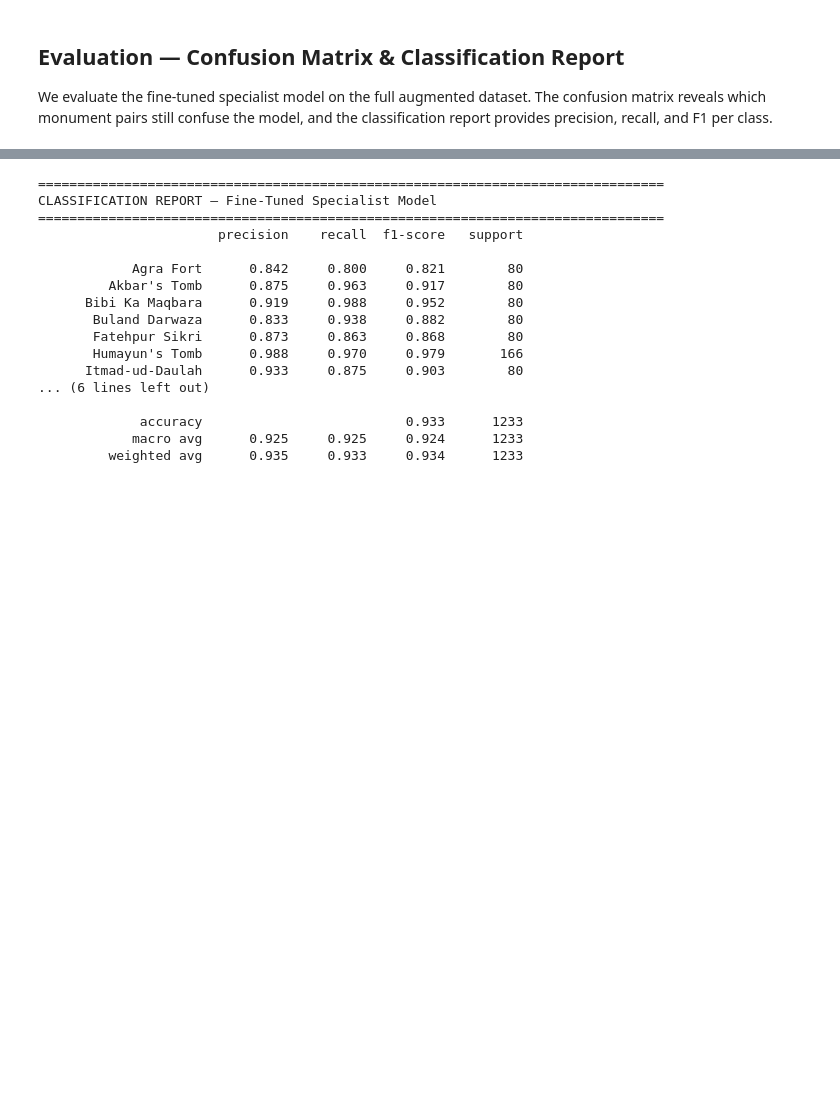
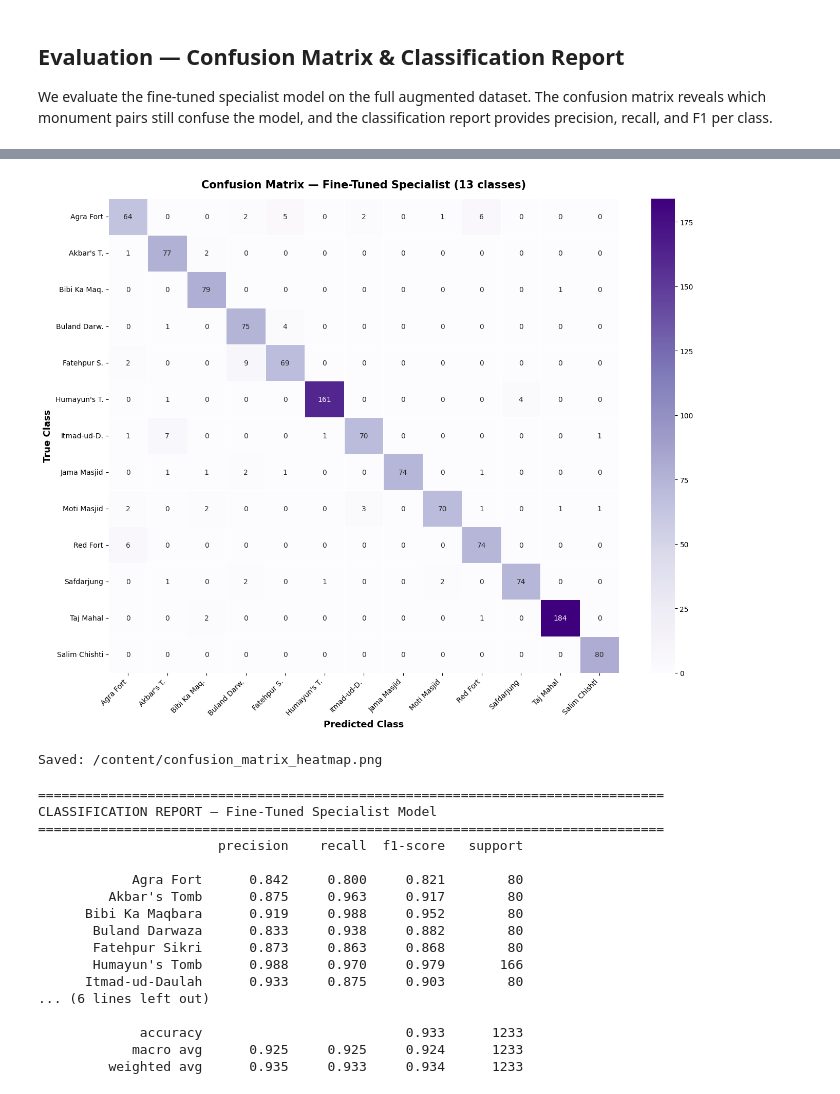
Before and after one commit to shreyash-chandak/mughlaiMalaiTikka-smaiA3, a Jupyter notebook: MughalArchitectureClassifier.ipynb, the cells around one changed output, grey strips where cells are left out. Saved outputs shown, nothing was run; the diff lists cells and outputs as text; code cells hidden in the pictures; blank space fills up the shorter version.

```diff
--- a/MughalArchitectureClassifier.ipynb
+++ b/MughalArchitectureClassifier.ipynb
@@ -466,3 +496,68 @@ Saved: /content/confusion_matrix_heatmap.png
+# %%
+# ── Confusion Matrix Heatmap (Styled like base version) ───────────────────────
+import json, os, zipfile
+import numpy as np
+import matplotlib.pyplot as plt
+import seaborn as sns
+from sklearn.metrics import confusion_matrix, classification_report
+
+with open(os.path.join(EVAL_DIR, "predictions.json"), "r") as f:
+    predictions = json.load(f)
+
+y_true = [p["true_class"] for p in predictions]
+y_pred = [p["predicted_class"] for p in predictions]
+class_names = sorted(set(y_true))
+
+cm = confusion_matrix(y_true, y_pred, labels=class_names)
+
+# Shorten long names for readability
+short_names = [n.replace("Tomb of Salim Chishti", "Salim Chishti")
+                .replace("Jama Masjid Delhi", "Jama Masjid")
+                .replace("Moti Masjid Agra", "Moti Masjid")
+                .replace("Itmad-ud-Daulah", "Itmad-ud-D.")
+                .replace("Safdarjung Tomb", "Safdarjung")
+                .replace("Bibi Ka Maqbara", "Bibi Ka Maq.")
+                .replace("Buland Darwaza", "Buland Darw.")
+                .replace("Fatehpur Sikri", "Fatehpur S.")
+                .replace("Humayun's Tomb", "Humayun's T.")
+                .replace("Akbar's Tomb", "Akbar's T.")
+               for n in class_names]
+
+fig, ax = plt.subplots(figsize=(14, 11))
+
+# 🔥 Updated styling (matches your reference)
+sns.heatmap(
+    cm,
+    annot=True,
+    fmt="d",
+    cmap="Purples",  # ← changed from YlOrRd to Purples
+    xticklabels=short_names,
+    yticklabels=short_names,
+    linewidths=0.5,
+    linecolor="white",
+    ax=ax
+)
+
+ax.set_xlabel("Predicted Class", fontsize=13, fontweight="bold")
+ax.set_ylabel("True Class", fontsize=13, fontweight="bold")
+ax.set_title(
+    "Confusion Matrix — Fine-Tuned Specialist (13 classes)",
+    fontsize=15,
+    fontweight="bold",
+    pad=15
+)
+
+plt.xticks(rotation=45, ha="right", fontsize=10)
+plt.yticks(rotation=0, fontsize=10)
+
+plt.tight_layout()
+plt.savefig("/content/confusion_matrix_heatmap.png", dpi=150, bbox_inches="tight")
+plt.show()
+
+print("Saved: /content/confusion_matrix_heatmap.png")
+# %% [output]
+[figure, added]
+Saved: /content/confusion_matrix_heatmap.png
 # %%
 # ── Classification Report ─────────────────────────────────────────────────────
 print("=" * 80)
```
Also changed, not shown: parts of 5 cells of this notebook.
